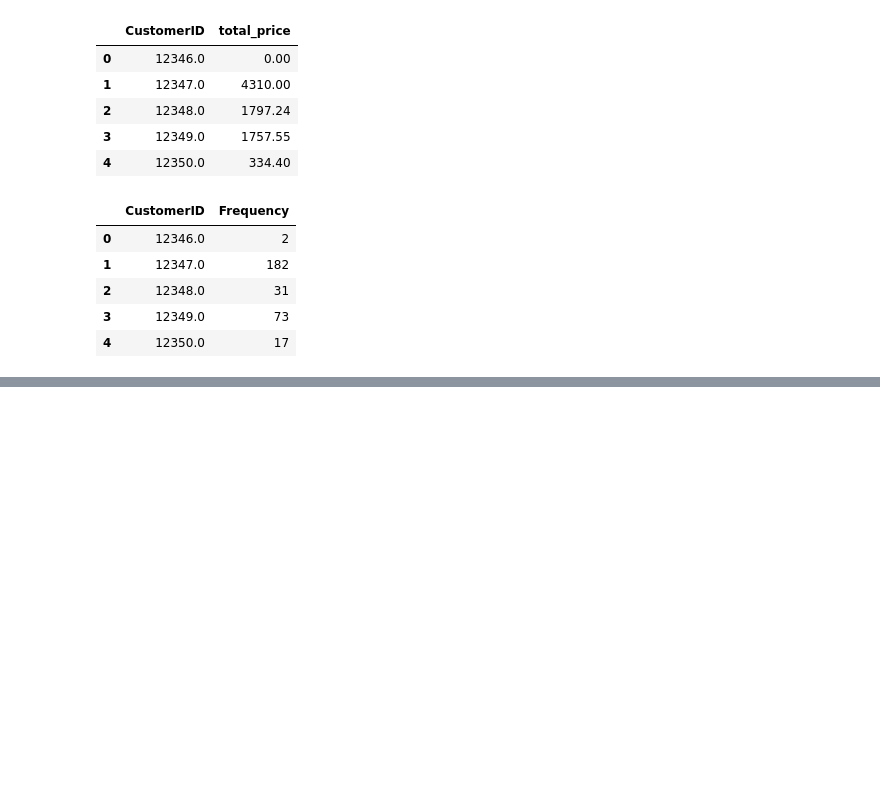
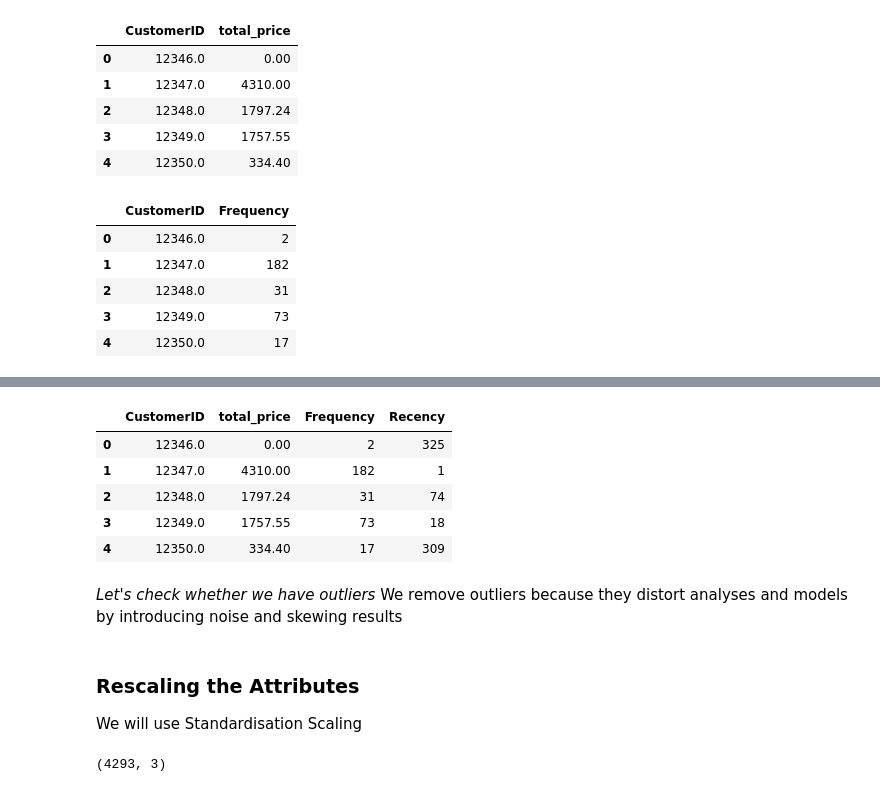
Before and after one commit to MuindeEsther/InternSavy-Projects, a Jupyter notebook: Task/data visualization.ipynb, the cells around one changed output, grey strips where cells are left out. Cells and saved outputs as stored; diff of their text form; code cells hidden in the pictures; blank space fills up the shorter version.

```diff
--- a/Task/data visualization.ipynb
+++ b/Task/data visualization.ipynb
@@ -144,0 +182,4 @@ Index(['CustomerID', 'InvoiceNo'], dtype='object')
+# %%
+# to get recency, we compute last transaction date
+rfm_p = df.groupby('CustomerID')['Diff'].min().reset_index()
+rfm_p.head()
@@ -144,0 +193,5 @@ Index(['CustomerID', 'InvoiceNo'], dtype='object')
+# %%
+# let's extract the days only
+rfm_p['Diff'] = pd.to_timedelta(rfm_p['Diff'])
+rfm_p['Diff'] = rfm_p['Diff'].dt.days
+rfm_p.head()
@@ -144,0 +214,16 @@ Index(['CustomerID', 'InvoiceNo'], dtype='object')
+# %%
+# we merge all the dataframes to get RFM dataframe
+rfm_df = merged_rfm.merge(rfm_p, on='CustomerID')
+
+rfm_df.rename(columns={'Diff':'Recency'}, inplace=True)
+rfm_df.head()
+# %% [output]
+|  | CustomerID | total_price | Frequency | Recency |
+| 0 | 12346.0 | 0.00 | 2 | 325 |
+| 1 | 12347.0 | 4310.00 | 182 | 1 |
+| 2 | 12348.0 | 1797.24 | 31 | 74 |
+| 3 | 12349.0 | 1757.55 | 73 | 18 |
+| 4 | 12350.0 | 334.40 | 17 | 309 |
+# %% [markdown]
+*Let's check whether we have outliers*
+We remove outliers because they distort analyses and models by introducing noise and skewing results
@@ -144,0 +278,14 @@ Index(['CustomerID', 'InvoiceNo'], dtype='object')
+# %% [markdown]
+### Rescaling the Attributes
+We will use Standardisation Scaling
+# %%
+rfm_df = rfm_df[['total_price','Frequency', 'Recency']]
+
+# Instantiate
+scaler= StandardScaler()
+
+# fit_transform
+rfm_df_scaled = scaler.fit_transform(rfm_df)
+rfm_df_scaled.shape
+# %% [output]
+(4293, 3)
```
Also changed, not shown: parts of 25 cells of this notebook.
